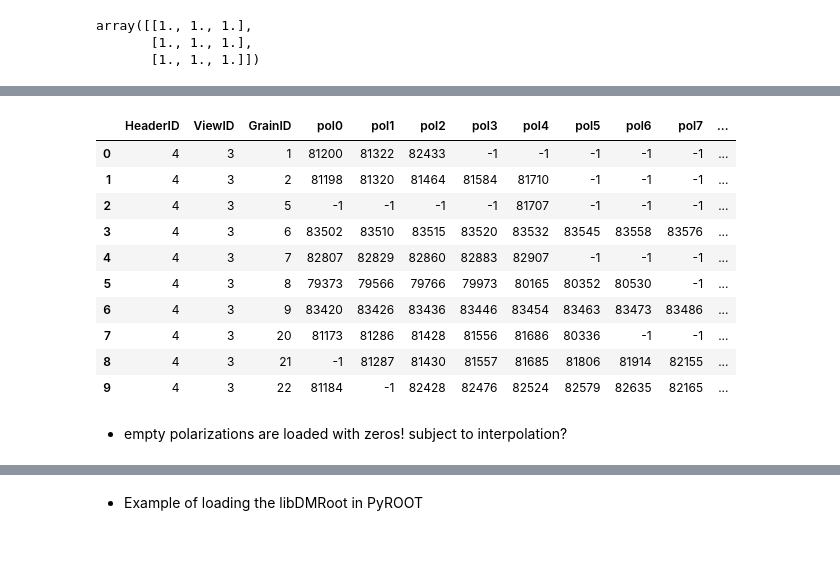
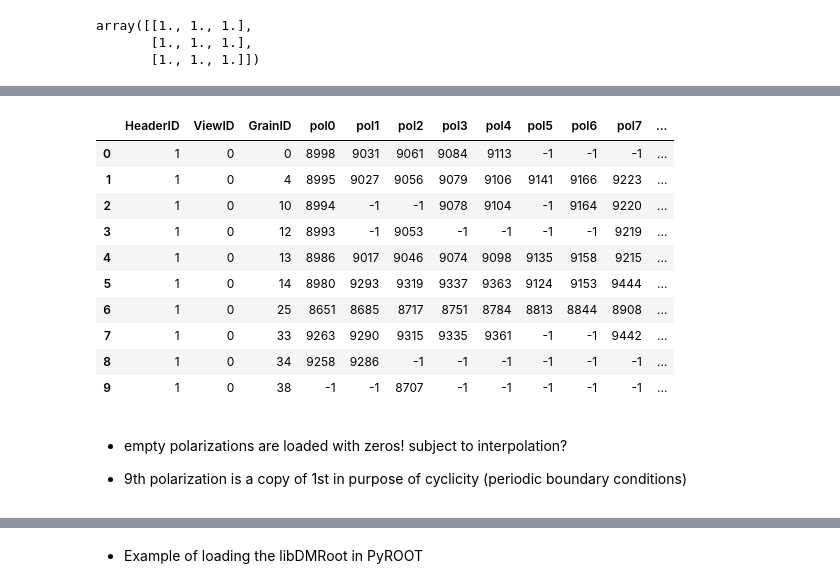
Before and after one commit to altairjericho/NEWS-phd, a Jupyter notebook: dataset.ipynb, the cells around one changed output, grey strips where cells are left out. Drawn from its saved outputs; the diff is of its cells as text; code cells hidden in the pictures; blank space fills up the shorter version.

```diff
--- a/dataset.ipynb
+++ b/dataset.ipynb
@@ -17,14 +18,16 @@ array([[1., 1., 1.],
        [1., 1., 1.],
        [1., 1., 1.]])
 # %%
-n_pols = 8
+n_pols = 9
 path_dir = '/mnt/ML-drive/Artem/'
-class_names_ft = ['C30keV','C60keV','C100keV/C1','C100keV/C2','gamma']
-class_keys = ['C30keV','C60keV','C100keV','gamma']
+class_names_ft = ['C30keV','C60keV']
+class_keys = ['C30keV','C60keV','C100keV','gamma/Cs137','gamma/Co60','fog']
 id_header = ['HeaderID','ViewID','GrainID','pol0','pol1','pol2','pol3','pol4','pol5','pol6','pol7','tr_flag','n_pol']
 feat_names = ['x','y','z','lx','ly','phi','npx','vol','eps']
 
 feat_array = []
-for i in range(8):
+for i in range(9):
     feat_array += [n+str(i) for n in feat_names]
 feat_array += ['tr_flag','n_pol']
+# %%
+class_names_ft += ['C100keV/'+i for i in os.listdir(path_dir+'C100keV')] + ['fog/'+i for i in os.listdir(path_dir+'fog')] + ['gamma/Cs137/'+i for i in os.listdir(path_dir+'gamma/Cs137')] + ['gamma/Co60/'+i for i in os.listdir(path_dir+'gamma/Co60')]
@@ -40,19 +74,21 @@ Wall time: 927 ms
 # %%
-pol_ids['gamma'].head(10)
+pol_ids['C60keV'].head(10)
 # %% [output]
 |  | HeaderID | ViewID | GrainID | pol0 | pol1 | pol2 | pol3 | pol4 | pol5 | pol6 | pol7 | ... |
-| 0 | 4 | 3 | 1 | 81200 | 81322 | 82433 | -1 | -1 | -1 | -1 | -1 | ... |
-| 1 | 4 | 3 | 2 | 81198 | 81320 | 81464 | 81584 | 81710 | -1 | -1 | -1 | ... |
-| 2 | 4 | 3 | 5 | -1 | -1 | -1 | -1 | 81707 | -1 | -1 | -1 | ... |
-| 3 | 4 | 3 | 6 | 83502 | 83510 | 83515 | 83520 | 83532 | 83545 | 83558 | 83576 | ... |
-| 4 | 4 | 3 | 7 | 82807 | 82829 | 82860 | 82883 | 82907 | -1 | -1 | -1 | ... |
-| 5 | 4 | 3 | 8 | 79373 | 79566 | 79766 | 79973 | 80165 | 80352 | 80530 | -1 | ... |
-| 6 | 4 | 3 | 9 | 83420 | 83426 | 83436 | 83446 | 83454 | 83463 | 83473 | 83486 | ... |
-| 7 | 4 | 3 | 20 | 81173 | 81286 | 81428 | 81556 | 81686 | 80336 | -1 | -1 | ... |
-| 8 | 4 | 3 | 21 | -1 | 81287 | 81430 | 81557 | 81685 | 81806 | 81914 | 82155 | ... |
-| 9 | 4 | 3 | 22 | 81184 | -1 | 82428 | 82476 | 82524 | 82579 | 82635 | 82165 | ... |
+| 0 | 1 | 0 | 0 | 8998 | 9031 | 9061 | 9084 | 9113 | -1 | -1 | -1 | ... |
+| 1 | 1 | 0 | 4 | 8995 | 9027 | 9056 | 9079 | 9106 | 9141 | 9166 | 9223 | ... |
+| 2 | 1 | 0 | 10 | 8994 | -1 | -1 | 9078 | 9104 | -1 | 9164 | 9220 | ... |
+| 3 | 1 | 0 | 12 | 8993 | -1 | 9053 | -1 | -1 | -1 | -1 | 9219 | ... |
+| 4 | 1 | 0 | 13 | 8986 | 9017 | 9046 | 9074 | 9098 | 9135 | 9158 | 9215 | ... |
+| 5 | 1 | 0 | 14 | 8980 | 9293 | 9319 | 9337 | 9363 | 9124 | 9153 | 9444 | ... |
+| 6 | 1 | 0 | 25 | 8651 | 8685 | 8717 | 8751 | 8784 | 8813 | 8844 | 8908 | ... |
+| 7 | 1 | 0 | 33 | 9263 | 9290 | 9315 | 9335 | 9361 | -1 | -1 | 9442 | ... |
+| 8 | 1 | 0 | 34 | 9258 | 9286 | -1 | -1 | -1 | -1 | -1 | -1 | ... |
+| 9 | 1 | 0 | 38 | -1 | -1 | 8707 | -1 | -1 | -1 | -1 | -1 | ... |
 # %% [markdown]
 * empty polarizations are loaded with zeros! subject to interpolation?
+
+* 9th polarization is a copy of 1st in purpose of cyclicity (periodic boundary conditions)
 # %%
 os.listdir(path_dir+'C100keV/C2/csvs/')[:3]
 # %% [output]
```
Also changed, not shown: parts of 29 cells of this notebook, 11 other files.
